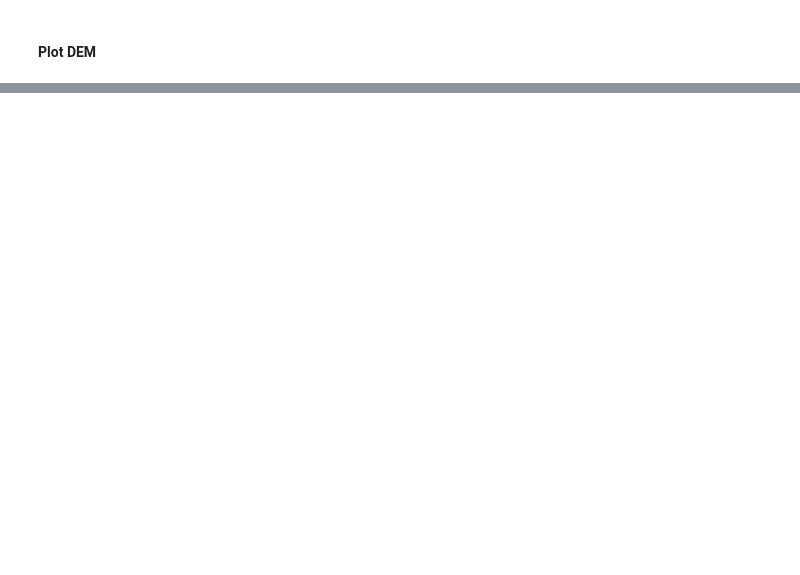
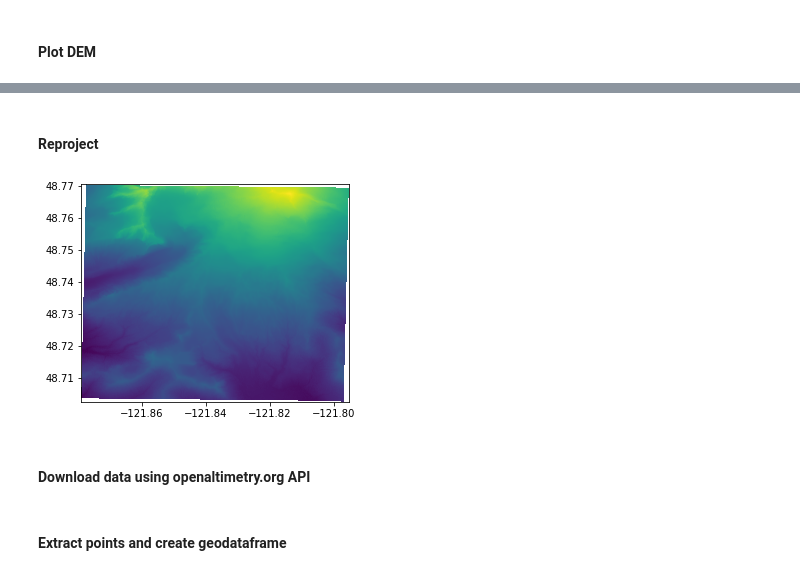
Before and after one commit to ICESAT-2HackWeek/Assimilation, a Jupyter notebook: contributors/friedrichknuth/download_reference_dem.ipynb, the cells around one changed output, grey strips where cells are left out. Drawn from its saved outputs; the diff is of its cells as text; code cells hidden in the pictures; blank space fills up the shorter version.

```diff
--- a/contributors/friedrichknuth/download_reference_dem.ipynb
+++ b/contributors/friedrichknuth/download_reference_dem.ipynb
@@ -50,0 +39,2 @@ from rasterio.plot import show
+# %% [markdown]
+#### Reproject
@@ -50,0 +45,6 @@ from rasterio.plot import show
+# %%
+dem_file_name = '/home/jovyan/data/reference_dem_clip_4326.tif'
+rasterio_dataset = rasterio.open(dem_file_name)
+show(rasterio_dataset);
+# %% [output]
+[figure, added]
@@ -50,0 +53,2 @@ from rasterio.plot import show
+# %% [markdown]
+#### Download data using openaltimetry.org API
@@ -50,0 +75,2 @@ from rasterio.plot import show
+# %% [markdown]
+#### Extract points and create geodataframe
```
Also changed, not shown: parts of 35 cells of this notebook.
